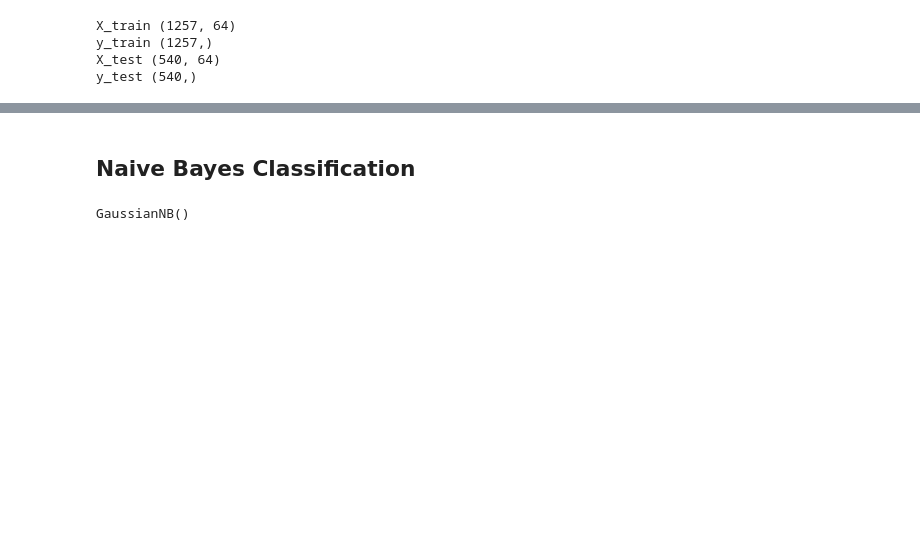
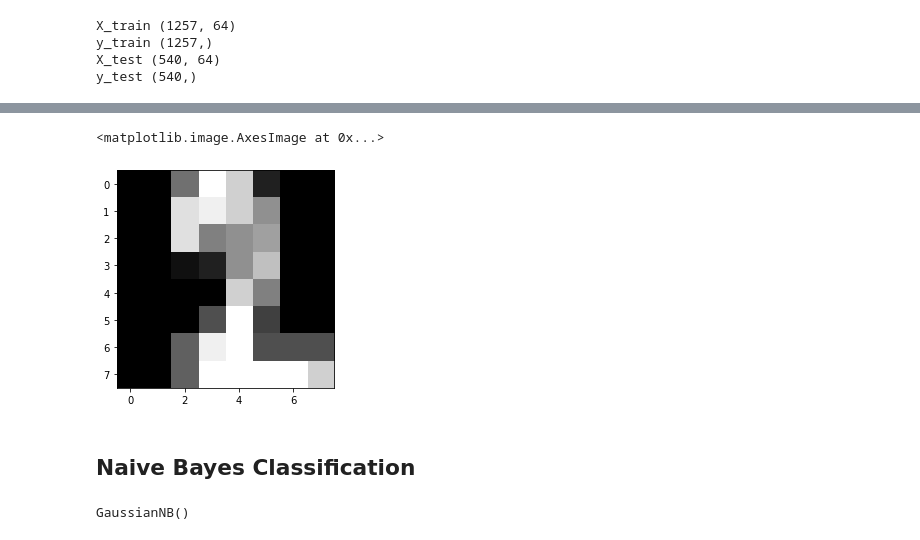
Before and after one commit to PeterAnema/PostNL_Data_Engineer, a Jupyter notebook: MNIST classifier.ipynb, the cells around one changed output, grey strips where cells are left out. Drawn from its saved outputs; the diff is of its cells as text; code cells hidden in the pictures; blank space fills up the shorter version.

```diff
--- a/MNIST classifier.ipynb
+++ b/MNIST classifier.ipynb
@@ -99,3 +154,9 @@ df_results.columns = ['target']
+# %%
+index = df_test.iloc[0].name
+plt.imshow(mnist.images[index], cmap='gray')
+# %% [output]
+<matplotlib.image.AxesImage at 0x...>
+[figure, added]
 # %% [markdown]
 ## Naive Bayes Classification
 # %%
```
Also changed, not shown: parts of 36 cells of this notebook.
